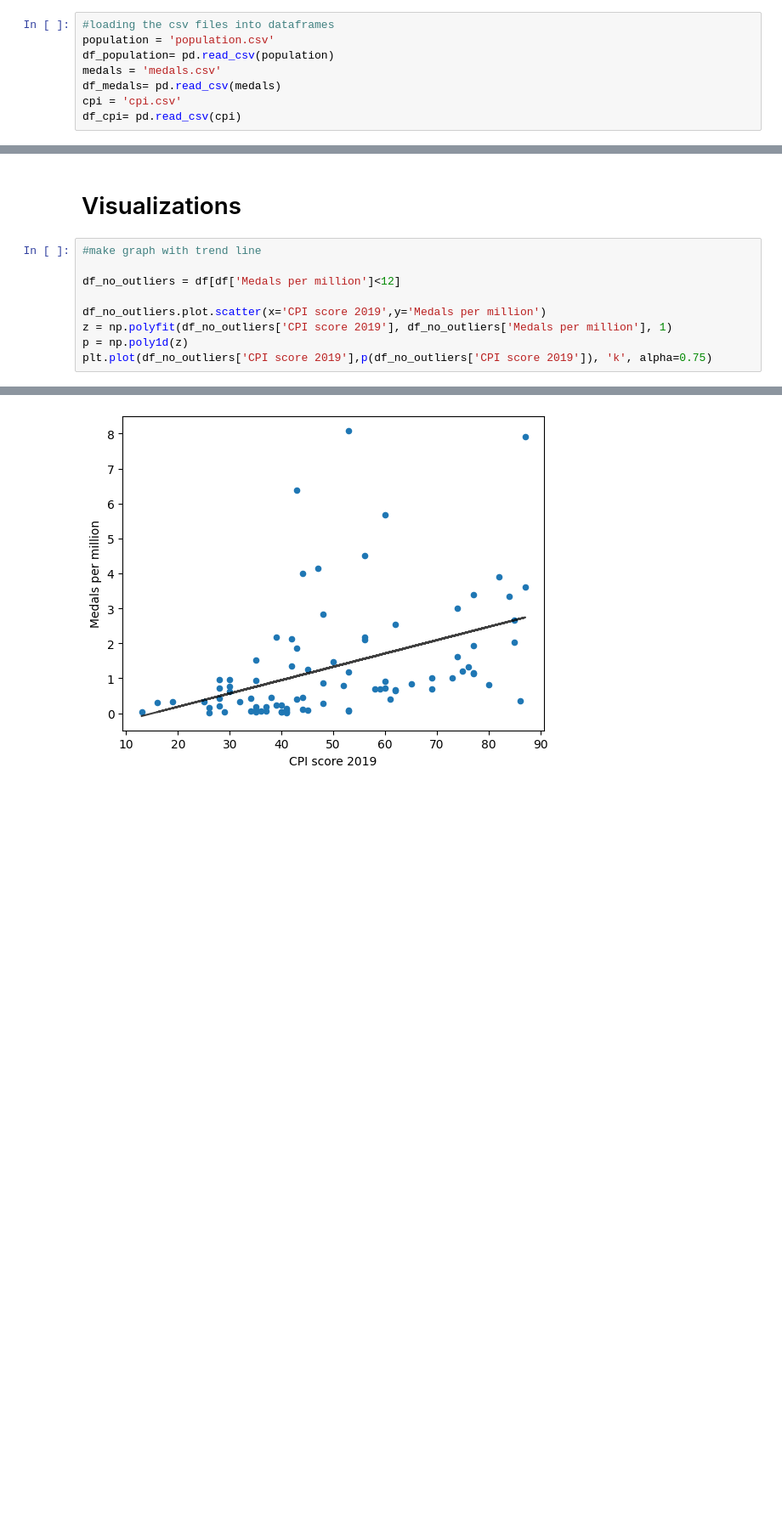
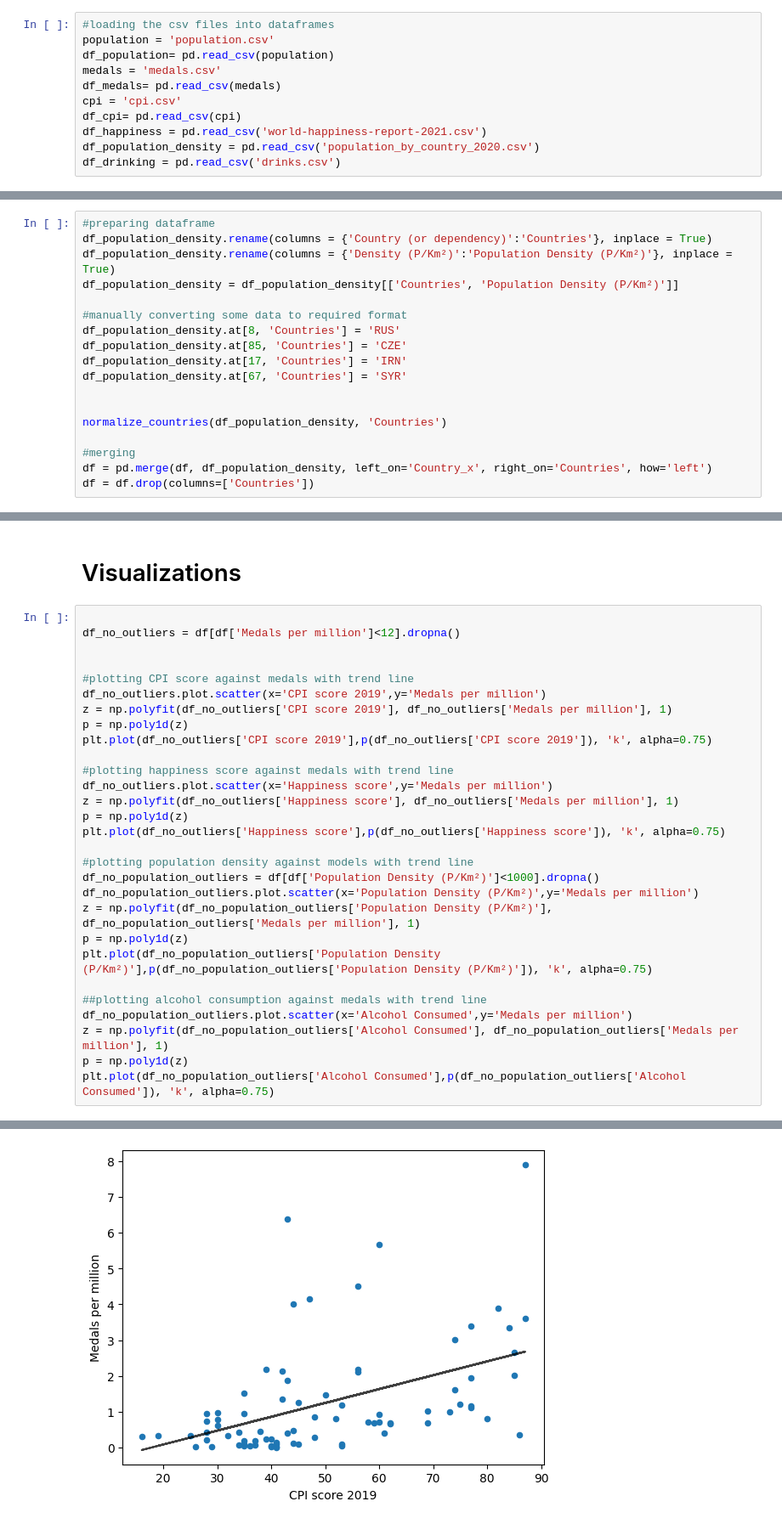
Before and after one commit to karolinahhh/data_wrangling, a Jupyter notebook: project_gr30.ipynb, the cells around one changed output, grey strips where cells are left out. Shown: that part at 85% size. Saved outputs shown, nothing was run; the diff lists cells and outputs as text; blank space fills up the shorter version.

Commit message:
additional country parameters
Added additional country parameters
including plots

```diff
--- a/project_gr30.ipynb
+++ b/project_gr30.ipynb
@@ -25,3 +25,6 @@ medals = 'medals.csv'
 df_medals= pd.read_csv(medals)
 cpi = 'cpi.csv'
 df_cpi= pd.read_csv(cpi)
+df_happiness = pd.read_csv('world-happiness-report-2021.csv')
+df_population_density = pd.read_csv('population_by_country_2020.csv')
+df_drinking = pd.read_csv('drinks.csv')
@@ -118,3 +206,21 @@ df = df_merged2[['Country_x','Medal Value', 'Medals per million','2020 Populatio
+# %%
+#preparing dataframe
+df_population_density.rename(columns = {'Country (or dependency)':'Countries'}, inplace = True)
+df_population_density.rename(columns = {'Density (P/Km²)':'Population Density (P/Km²)'}, inplace = True)
+df_population_density = df_population_density[['Countries', 'Population Density (P/Km²)']]
+
+#manually converting some data to required format
+df_population_density.at[8, 'Countries'] = 'RUS'
+df_population_density.at[85, 'Countries'] = 'CZE'
+df_population_density.at[17, 'Countries'] = 'IRN'
+df_population_density.at[67, 'Countries'] = 'SYR'
+
+
+normalize_countries(df_population_density, 'Countries')
+
+#merging
+df = pd.merge(df, df_population_density, left_on='Country_x', right_on='Countries', how='left')
+df = df.drop(columns=['Countries'])
 # %% [markdown]
 Display a modified table with the weighted values of medals:
 # %%
@@ -136,14 +242,34 @@ df
 # %% [markdown]
 # Visualizations
 # %%
-#make graph with trend line
 
-df_no_outliers = df[df['Medals per million']<12]
+df_no_outliers = df[df['Medals per million']<12].dropna()
 
+
+#plotting CPI score against medals with trend line
 df_no_outliers.plot.scatter(x='CPI score 2019',y='Medals per million')
 z = np.polyfit(df_no_outliers['CPI score 2019'], df_no_outliers['Medals per million'], 1)
 p = np.poly1d(z)
 plt.plot(df_no_outliers['CPI score 2019'],p(df_no_outliers['CPI score 2019']), 'k', alpha=0.75)
+
+#plotting happiness score against medals with trend line
+df_no_outliers.plot.scatter(x='Happiness score',y='Medals per million')
+z = np.polyfit(df_no_outliers['Happiness score'], df_no_outliers['Medals per million'], 1)
+p = np.poly1d(z)
+plt.plot(df_no_outliers['Happiness score'],p(df_no_outliers['Happiness score']), 'k', alpha=0.75)
+
+#plotting population density against models with trend line
+df_no_population_outliers = df[df['Population Density (P/Km²)']<1000].dropna()
+df_no_population_outliers.plot.scatter(x='Population Density (P/Km²)',y='Medals per million')
+z = np.polyfit(df_no_population_outliers['Population Density (P/Km²)'], df_no_population_outliers['Medals per million'], 1)
+p = np.poly1d(z)
+plt.plot(df_no_population_outliers['Population Density (P/Km²)'],p(df_no_population_outliers['Population Density (P/Km²)']), 'k', alpha=0.75)
+
+##plotting alcohol consumption against medals with trend line
+df_no_population_outliers.plot.scatter(x='Alcohol Consumed',y='Medals per million')
+z = np.polyfit(df_no_population_outliers['Alcohol Consumed'], df_no_population_outliers['Medals per million'], 1)
+p = np.poly1d(z)
+plt.plot(df_no_population_outliers['Alcohol Consumed'],p(df_no_population_outliers['Alcohol Consumed']), 'k', alpha=0.75)
 # %% [output]
 [<matplotlib.lines.Line2D at 0x...>]
-[figure, old version]
+[figure, new version]
```
Also changed, not shown: parts of 12 cells of this notebook, 4 other files.
